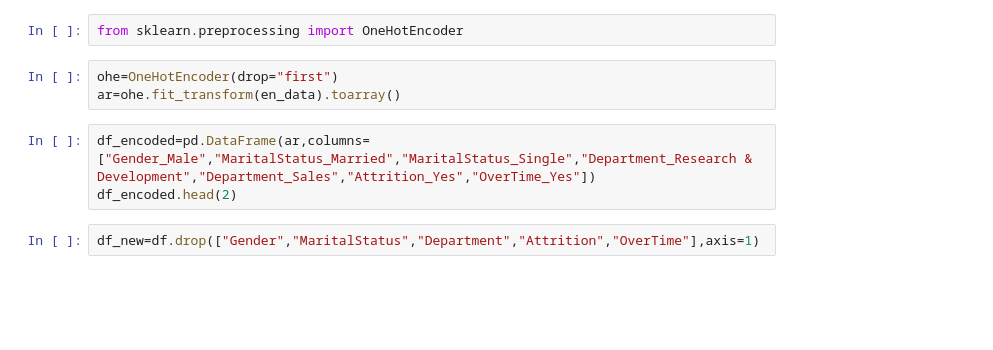
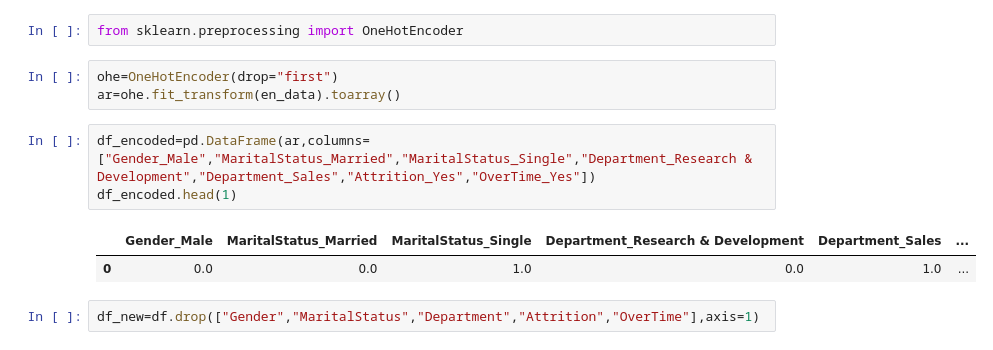
Before and after one commit to YashBhushanPandey042/Mini-Project, a Jupyter notebook: MiniModel.ipynb, the cells around one changed output. Drawn from its saved outputs; the diff is of its cells as text; blank space fills up the shorter version.

```diff
--- a/MiniModel.ipynb
+++ b/MiniModel.ipynb
@@ -84,7 +82,10 @@ ohe=OneHotEncoder(drop="first")
 ar=ohe.fit_transform(en_data).toarray()
 # %%
 df_encoded=pd.DataFrame(ar,columns=["Gender_Male","MaritalStatus_Married","MaritalStatus_Single","Department_Research & Development","Department_Sales","Attrition_Yes","OverTime_Yes"])
-df_encoded.head(2)
+df_encoded.head(1)
+# %% [output]
+|  | Gender_Male | MaritalStatus_Married | MaritalStatus_Single | Department_Research & Development | Department_Sales | ... |
+| 0 | 0.0 | 0.0 | 1.0 | 0.0 | 1.0 | ... |
 # %%
 df_new=df.drop(["Gender","MaritalStatus","Department","Attrition","OverTime"],axis=1)
 # %%
```
Also changed, not shown: parts of 4 cells of this notebook.
